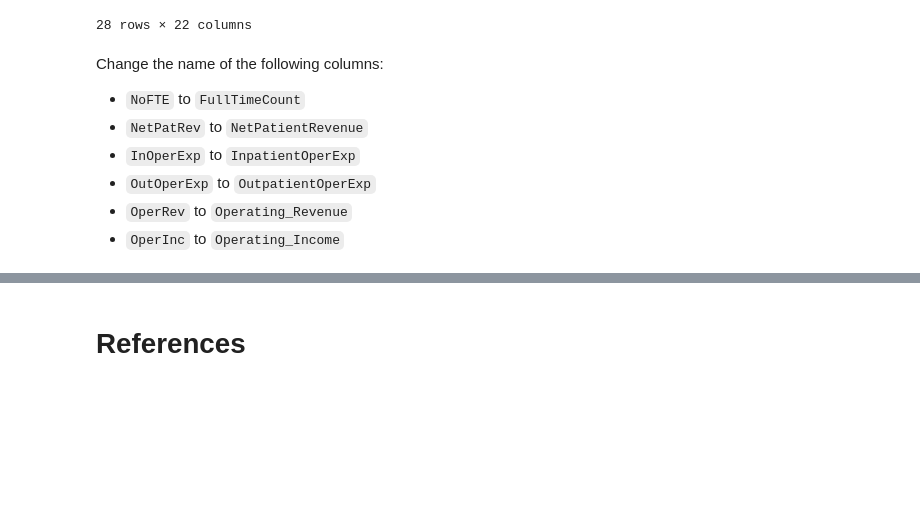
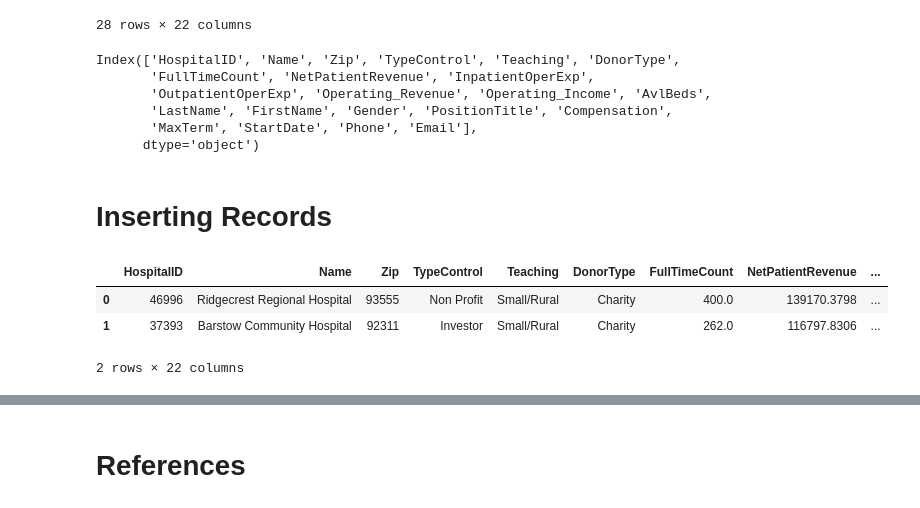
Before and after one commit to TheUltimateFishstick/week7labs, a Jupyter notebook: 07_Independent_Lab_Morgan.ipynb, the cells around one changed output, grey strips where cells are left out. Saved outputs shown, nothing was run; the diff lists cells and outputs as text; code cells hidden in the pictures; blank space fills up the shorter version.

```diff
--- a/07_Independent_Lab_Morgan.ipynb
+++ b/07_Independent_Lab_Morgan.ipynb
@@ -195,12 +195,3 @@ hospital_data_new
 | 26 | 28812 | Oak Valley District Hospital | 95361 | District | Small/Rural | Charity | 503.00 | 137280.71040 | 1.949562e+07 | ... |
 | 27 | 19868 | Ojai Valley Community Hospital | 93023-3163 | Non Profit | Small/Rural | Charity | 180.00 | 59504.62295 | 1.195530e+07 | ... |
 28 rows × 22 columns
-# %% [markdown]
-Change the name of the following columns:
-
-* `NoFTE` to `FullTimeCount`
-* `NetPatRev` to `NetPatientRevenue`
-* `InOperExp` to `InpatientOperExp`
-* `OutOperExp` to `OutpatientOperExp`
-* `OperRev` to `Operating_Revenue`
-* `OperInc` to `Operating_Income`
@@ -206,0 +218,23 @@ Change the name of the following columns:
+# %%
+# Check our work.
+hospital_data_new.columns
+# %% [output]
+Index(['HospitalID', 'Name', 'Zip', 'TypeControl', 'Teaching', 'DonorType',
+       'FullTimeCount', 'NetPatientRevenue', 'InpatientOperExp',
+       'OutpatientOperExp', 'Operating_Revenue', 'Operating_Income', 'AvlBeds',
+       'LastName', 'FirstName', 'Gender', 'PositionTitle', 'Compensation',
+       'MaxTerm', 'StartDate', 'Phone', 'Email'],
+      dtype='object')
+# %% [markdown]
+# Inserting Records
+# %%
+# Create a new DataFrame selecting two existing hospitals.
+new_records = pd.DataFrame(hospital_data_new.iloc[[0, 1], :])
+
+# Quick inspection of that new DataFrame
+new_records
+# %% [output]
+|  | HospitalID | Name | Zip | TypeControl | Teaching | DonorType | FullTimeCount | NetPatientRevenue | ... |
+| 0 | 46996 | Ridgecrest Regional Hospital | 93555 | Non Profit | Small/Rural | Charity | 400.0 | 139170.3798 | ... |
+| 1 | 37393 | Barstow Community Hospital | 92311 | Investor | Small/Rural | Charity | 262.0 | 116797.8306 | ... |
+2 rows × 22 columns
```
Also changed, not shown: parts of 12 cells of this notebook, 1 other file.
